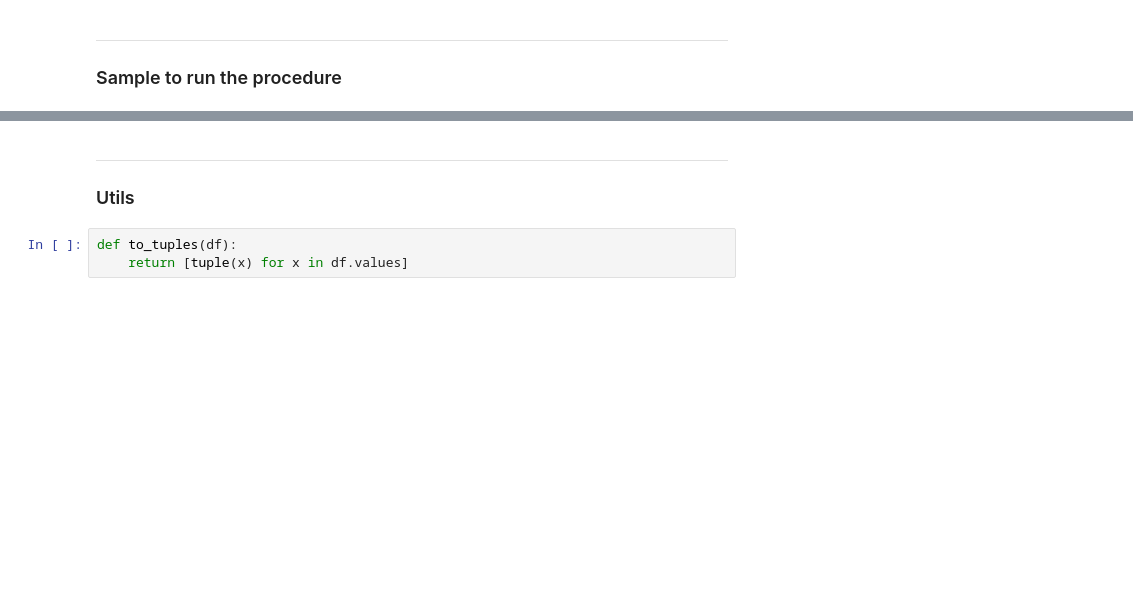
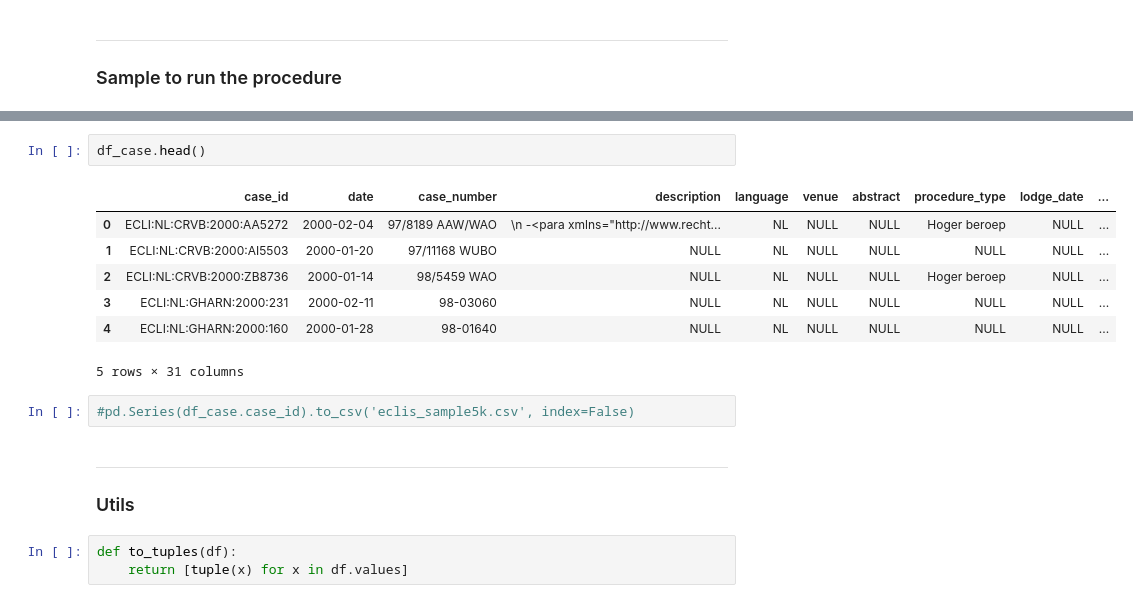
Before and after one commit to maastrichtlawtech/case-law-explorer, a Jupyter notebook: notebooks/database_datadump.ipynb, the cells around one changed output, grey strips where cells are left out. Saved outputs shown, nothing was run; the diff lists cells and outputs as text; blank space fills up the shorter version.

```diff
--- a/notebooks/database_datadump.ipynb
+++ b/notebooks/database_datadump.ipynb
@@ -105,3 +118,15 @@ print(len(df_case), len(df_legislation_citation), len(df_case_citation), len(df_
+# %%
+df_case.head()
+# %% [output]
+|  | case_id | date | case_number | description | language | venue | abstract | procedure_type | lodge_date | ... |
+| 0 | ECLI:NL:CRVB:2000:AA5272 | 2000-02-04 | 97/8189 AAW/WAO | \n -<para xmlns="http://www.recht... | NL | NULL | NULL | Hoger beroep | NULL | ... |
+| 1 | ECLI:NL:CRVB:2000:AI5503 | 2000-01-20 | 97/11168 WUBO | NULL | NL | NULL | NULL | NULL | NULL | ... |
+| 2 | ECLI:NL:CRVB:2000:ZB8736 | 2000-01-14 | 98/5459 WAO | NULL | NL | NULL | NULL | Hoger beroep | NULL | ... |
+| 3 | ECLI:NL:GHARN:2000:231 | 2000-02-11 | 98-03060 | NULL | NL | NULL | NULL | NULL | NULL | ... |
+| 4 | ECLI:NL:GHARN:2000:160 | 2000-01-28 | 98-01640 | NULL | NL | NULL | NULL | NULL | NULL | ... |
+5 rows × 31 columns
+# %%
+#pd.Series(df_case.case_id).to_csv('eclis_sample5k.csv', index=False)
 # %% [markdown]
 ---
 ### Utils
```
Also changed, not shown: parts of 3 cells of this notebook, 3 other files.
